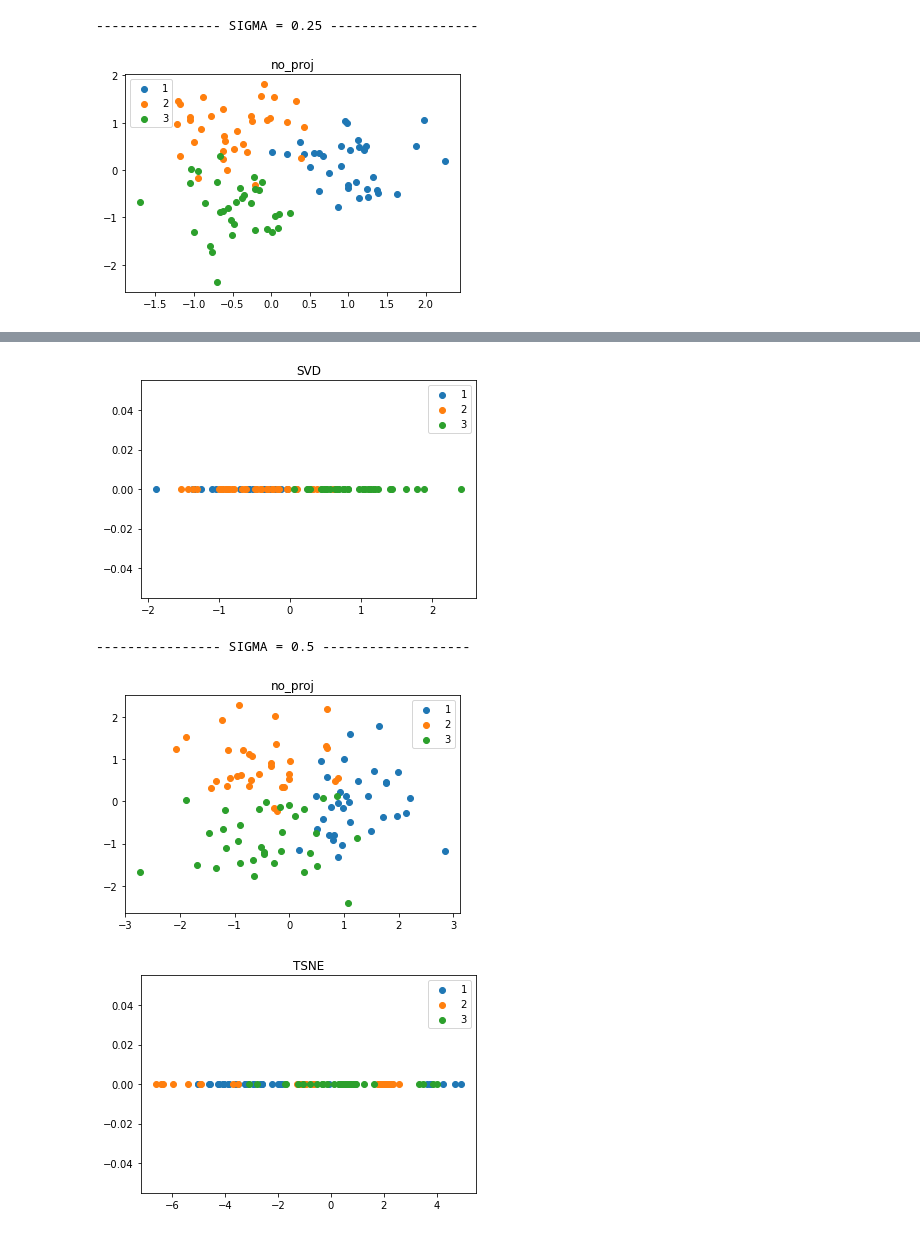
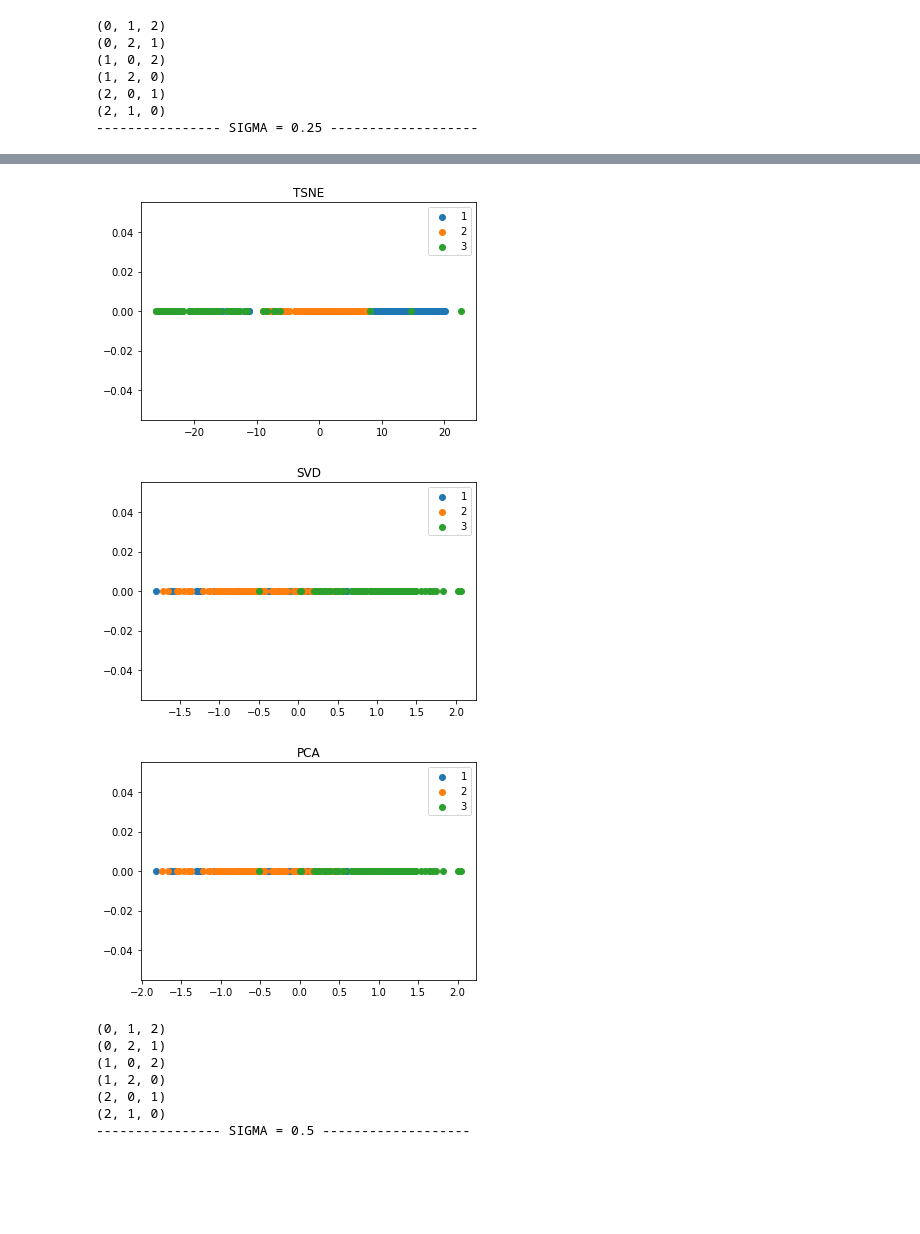
Before and after one commit to FelipeSchreiber/ideias_aleatorias_mestrado, a Jupyter notebook: Modelo4 (EPFL joint work).ipynb, the cells around one changed output, grey strips where cells are left out. Saved outputs shown, nothing was run; the diff lists cells and outputs as text; code cells hidden in the pictures; blank space fills up the shorter version.

```diff
--- a/Modelo4 (EPFL joint work).ipynb
+++ b/Modelo4 (EPFL joint work).ipynb
@@ -42,7 +46,7 @@ m2 = (np.cos(-2*np.pi/3),np.sin(-2*np.pi/3))
 basis = [m0,m1,m2]
 # %%
 K = 3
-n = 33
+n = 100
 # %%
 def make_vectors(basis,K,n,sigma):
     X = np.zeros((K*n,2))
@@ -51,10 +55,12 @@ def make_vectors(basis,K,n,sigma):
             X[i+n*c][:] = np.random.multivariate_normal(basis[c],np.diag([sigma]*2))
     return X
 # %%
-def make_plot(X_t,title,sigma,folder,n=n):
+def make_plot(X_t,title,sigma,folder,n=n,kmeans_centers=None):
     plt.scatter(X_t[:n,0],X_t[:n,1],label="1")
     plt.scatter(X_t[n:2*n,0],X_t[n:2*n,1],label="2")
     plt.scatter(X_t[2*n:3*n,0],X_t[2*n:3*n,1],label="3")
+    if kmeans_centers is not None:
+        plt.scatter(kmeans_centers[:,0],kmeans_centers[:,1],label="centroid",color="black")
     plt.legend()
     plt.title(title)
     plt.savefig(folder+"/embedding_"+title+f"_sigma_{sigma}.png")
@@ -62,19 +81,45 @@ def make_plot(X_t,title,sigma,folder,n=n):
+# %%
+## Teste
+X = make_vectors(basis,K,n,4)
+with open('attributes.npy', 'wb') as f:
+    np.save(f, X)
+#probs = [[0.25, 0.05, 0.02], [0.05, 0.35, 0.07], [0.02, 0.07, 0.40]]
+probs = np.ones((K,K))*0.01
+for i in range(K):
+    probs[i,i] = 0.1
+g = nx.stochastic_block_model([n,n,n], probs, seed=0)
+nx.write_adjlist(g, "network.adjlist")
 # %%
 def run_test(basis,K,n,make_vectors,folder):
     sigmas = np.array([0.1, 0.25, 0.5, 0.75, 1, 2, 4])
     exists = os.path.exists("./"+folder)
     if not exists:
         os.mkdir("./"+folder)
-    for sigma in sigmas:
-        print(f"---------------- SIGMA = {sigma} -------------------")
-        X = make_vectors(basis,K,n,sigma)
-        make_plot(X,"no_proj",sigma,folder)
-        X_t = TSNE(n_components=1).fit_transform(X)
-        X_t = np.column_stack([X_t[:,0],np.zeros(X_t.shape[0])])
-        make_plot(X_t,"TSNE",sigma,folder)
-        X_t = TruncatedSVD(n_components=1).fit_transform(X)
-        X_t = np.column_stack([X_t[:,0],np.zeros(X_t.shape[0])])
-        make_plot(X_t,"SVD",sigma,folder)
+    true_labels = [0]*n + [1]*n + [2]*n
+    with open("metrics.txt",'w',encoding = 'utf-8') as f:
+        for sigma in sigmas:
+            print(f"---------------- SIGMA = {sigma} -------------------")
+            X = make_vectors(basis,K,n,sigma)
+            kmeans = KMeans(n_clusters=3, random_state=0).fit(X)
+            make_plot(X,"no_proj",sigma,folder,kmeans_centers=kmeans.cluster_centers_)
+            X_t = TSNE(n_components=1).fit_transform(X)
+            X_t = np.column_stack([X_t[:,0],np.zeros(X_t.shape[0])])
+            make_plot(X_t,"TSNE",sigma,folder)
+            X_t = TruncatedSVD(n_components=1).fit_transform(X)
+            X_t = np.column_stack([X_t[:,0],np.zeros(X_t.shape[0])])
+            make_plot(X_t,"SVD",sigma,folder)
+            X_t = PCA(n_components=1).fit_transform(X)
+            X_t = np.column_stack([X_t[:,0],np.zeros(X_t.shape[0])])
+            make_plot(X_t,"PCA",sigma,folder)
+            rs = rand_score(true_labels, kmeans.labels_)
+            acc_ = acc(true_labels, kmeans.labels_)
+            mi = mutual_info_score(true_labels, kmeans.labels_)
+            ch = calinski_harabasz_score(X, kmeans.labels_)
+            f.write(f"--- sigma_{sigma} ---\n")
+            f.write(f"    acc {acc_:.2f}\n")
+            f.write(f"    rand index {rs:.2f}\n")
+            f.write(f"    mutual info {mi:.2f}\n")
+            f.write(f"    calinski_harabasz {ch:.2f}\n")
 run_test(basis,K,n,make_vectors,"Teste4")
 # %% [output]
 ---------------- SIGMA = 0.1 -------------------
@@ -84,2 +130,7 @@ run_test(basis,K,n,make_vectors,"Teste4")
+(0, 1, 2)
+(0, 2, 1)
+(1, 0, 2)
+(1, 2, 0)
+(2, 0, 1)
+(2, 1, 0)
 ---------------- SIGMA = 0.25 -------------------
-[figure, old version]
@@ -87,4 +138,10 @@ run_test(basis,K,n,make_vectors,"Teste4")
-[figure, old version]
+[figure, new version]
----------------- SIGMA = 0.5 -------------------
-[figure, old version]
+[figure, new version]
-[figure, old version]
+[figure, new version]
+(0, 1, 2)
+(0, 2, 1)
+(1, 0, 2)
+(1, 2, 0)
+(2, 0, 1)
+(2, 1, 0)
+---------------- SIGMA = 0.5 -------------------
```
Also changed, not shown: parts of 3 cells of this notebook, 2 other files.
